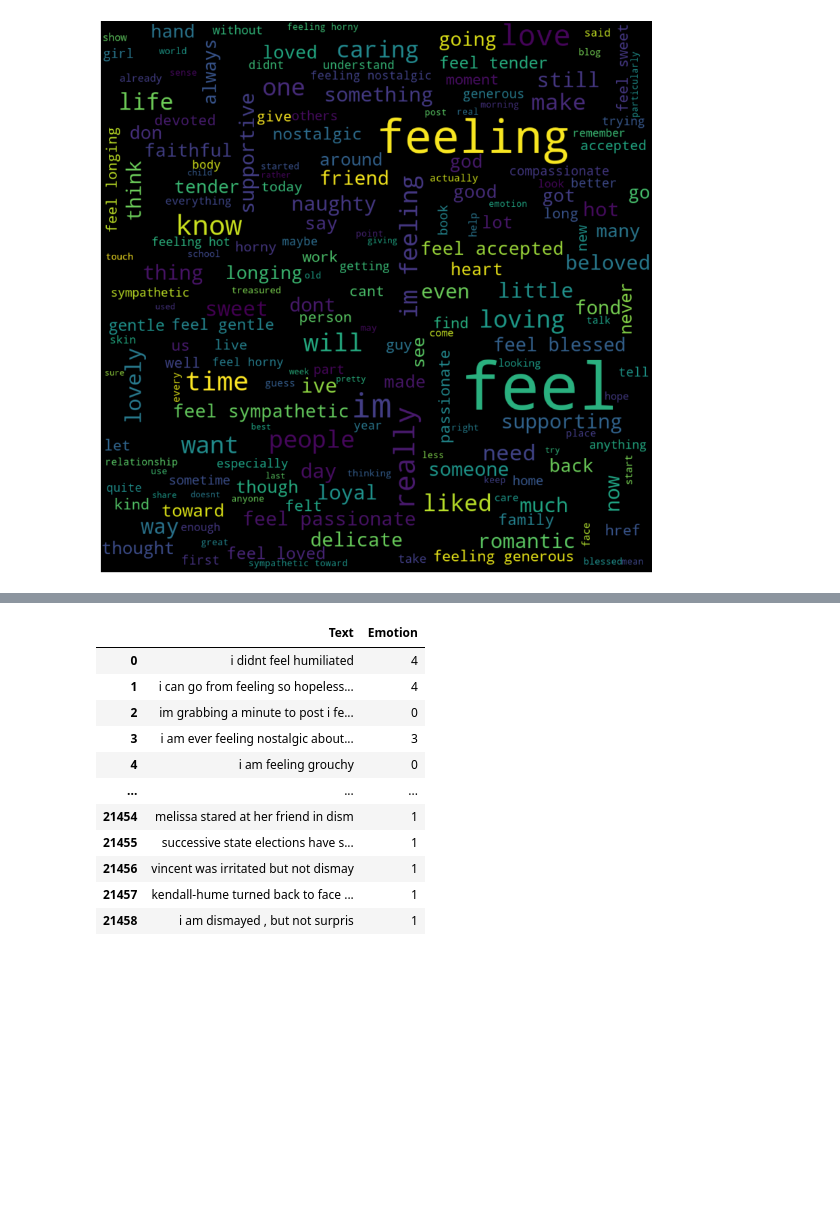
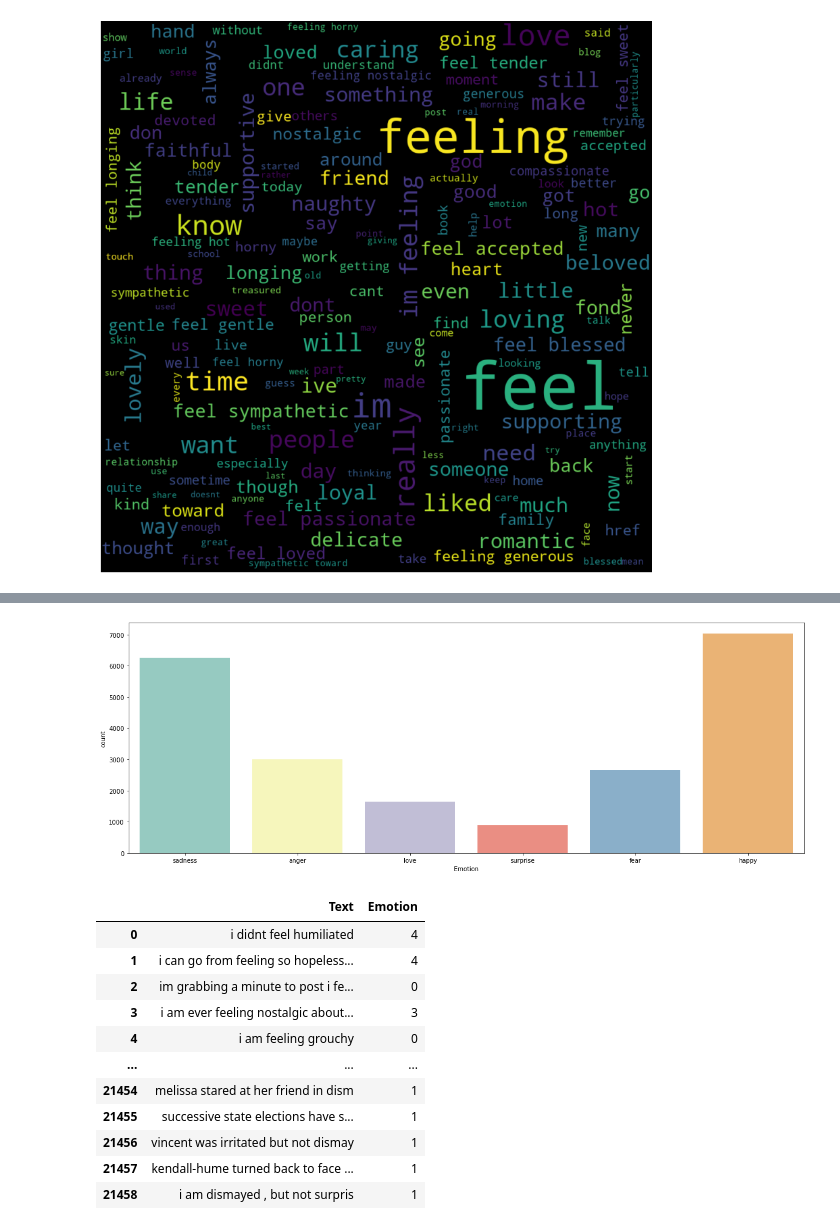
Before and after one commit to mercklyzer/cs180project, a Jupyter notebook: Project.ipynb, the cells around one changed output, grey strips where cells are left out. Saved outputs shown, nothing was run; the diff lists cells and outputs as text; code cells hidden in the pictures; blank space fills up the shorter version.

```diff
--- a/Project.ipynb
+++ b/Project.ipynb
@@ -163,3 +159,14 @@ ValueError: We need at least 1 word to plot a word cloud, got 0.
+# %%
+#It as good to show the initial condition of the dataset as it will help the analysis
+import seaborn as sns
+
+plt.figure(figsize = (20,7))
+#sns.set_theme(style="darkgrid")
+
+ax = sns.countplot(x="Emotion", data=messages, palette="Set3", dodge=False)
+#say something about unbalanced dataset
+# %% [output]
+[figure, added]
 # %%
 # import and instantiate CountVectorizer (with the default parameters)
 # using the variable name vect
```
Also changed, not shown: parts of 29 cells of this notebook.
